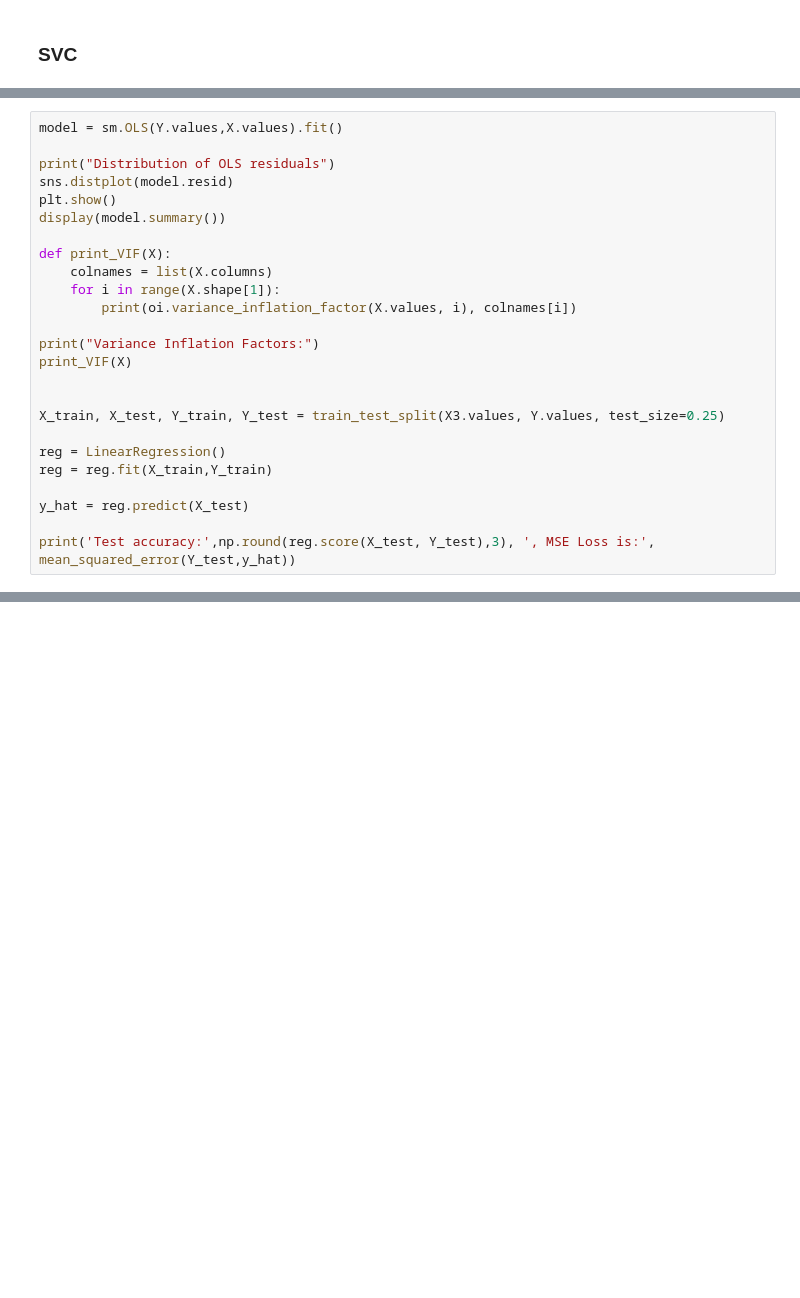
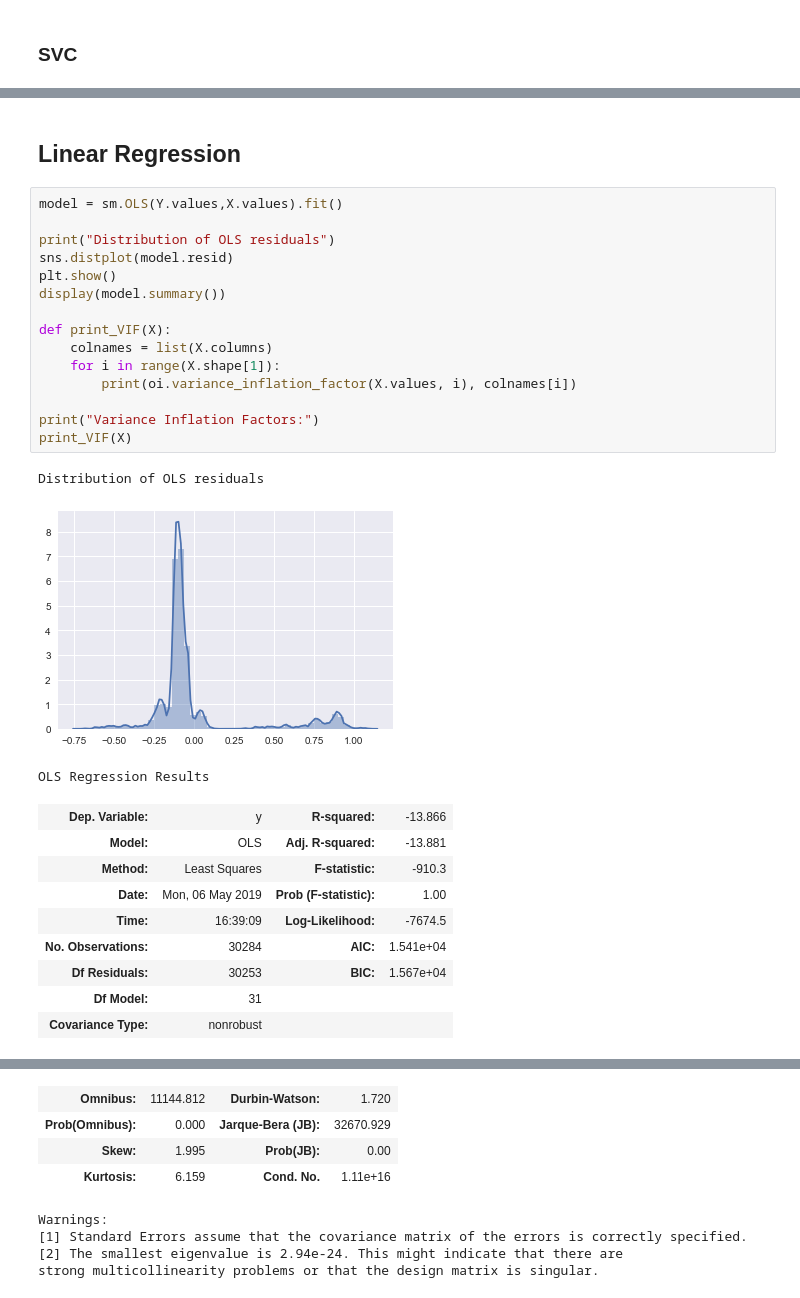
Before and after one commit to VicciFan/DSiP, a Jupyter notebook: Project/Part 2 and Part 3.ipynb, the cells around one changed output, grey strips where cells are left out. Saved outputs shown, nothing was run; the diff lists cells and outputs as text; blank space fills up the shorter version.

```diff
--- a/Project/Part 2 and Part 3.ipynb
+++ b/Project/Part 2 and Part 3.ipynb
@@ -646,25 +646,30 @@ avg / total       0.85      0.88      0.84      7570
+# %% [markdown]
+## Linear Regression
 # %%
 model = sm.OLS(Y.values,X.values).fit()
 
 print("Distribution of OLS residuals")
 sns.distplot(model.resid)
 plt.show()
 display(model.summary())
 
 def print_VIF(X):
     colnames = list(X.columns)
     for i in range(X.shape[1]):
         print(oi.variance_inflation_factor(X.values, i), colnames[i])
 
 print("Variance Inflation Factors:")
 print_VIF(X)
-
-
-X_train, X_test, Y_train, Y_test = train_test_split(X3.values, Y.values, test_size=0.25)
-
-reg = LinearRegression()
-reg = reg.fit(X_train,Y_train)
-
-y_hat = reg.predict(X_test)
-
-print('Test accuracy:',np.round(reg.score(X_test, Y_test),3), ', MSE Loss is:', mean_squared_error(Y_test,y_hat))
+# %% [output]
+Distribution of OLS residuals
+[figure, added]
+OLS Regression Results
+| Dep. Variable: | y | R-squared: | -13.866 |
+| Model: | OLS | Adj. R-squared: | -13.881 |
+| Method: | Least Squares | F-statistic: | -910.3 |
+| Date: | Mon, 06 May 2019 | Prob (F-statistic): | 1.00 |
+| Time: | 16:39:09 | Log-Likelihood: | -7674.5 |
+| No. Observations: | 30284 | AIC: | 1.541e+04 |
+| Df Residuals: | 30253 | BIC: | 1.567e+04 |
+| Df Model: | 31 |  |  |
+| Covariance Type: | nonrobust |  |  |
@@ -670,0 +692,8 @@ print('Test accuracy:',np.round(reg.score(X_test, Y_test),3), ', MSE Loss is:',
+| Omnibus: | 11144.812 | Durbin-Watson: | 1.720 |
+| Prob(Omnibus): | 0.000 | Jarque-Bera (JB): | 32670.929 |
+| Skew: | 1.995 | Prob(JB): | 0.00 |
+| Kurtosis: | 6.159 | Cond. No. | 1.11e+16 |
+Warnings:
+[1] Standard Errors assume that the covariance matrix of the errors is correctly specified.
+[2] The smallest eigenvalue is 2.94e-24. This might indicate that there are
+strong multicollinearity problems or that the design matrix is singular.
```
Also changed, not shown: parts of 17 cells of this notebook.
